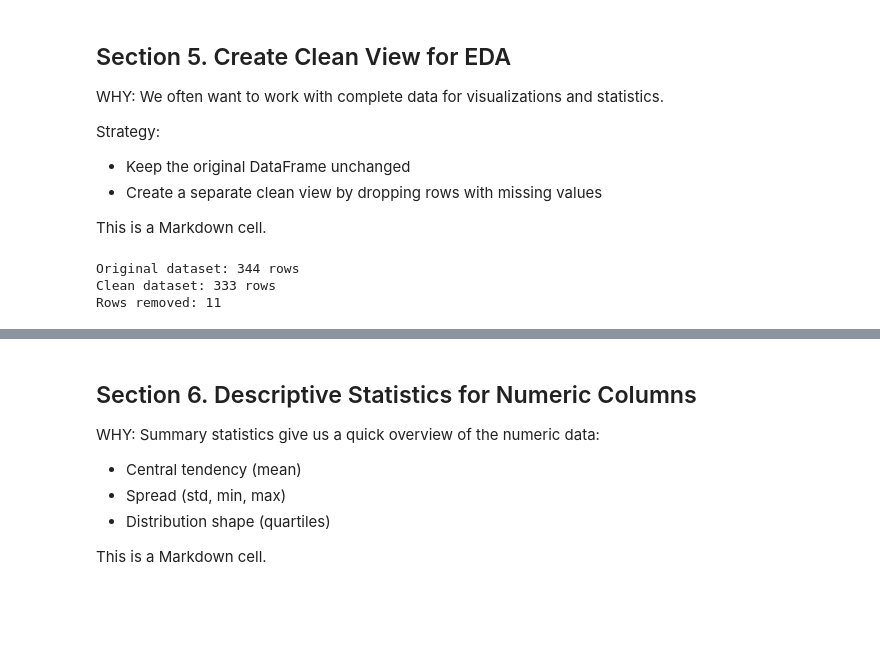
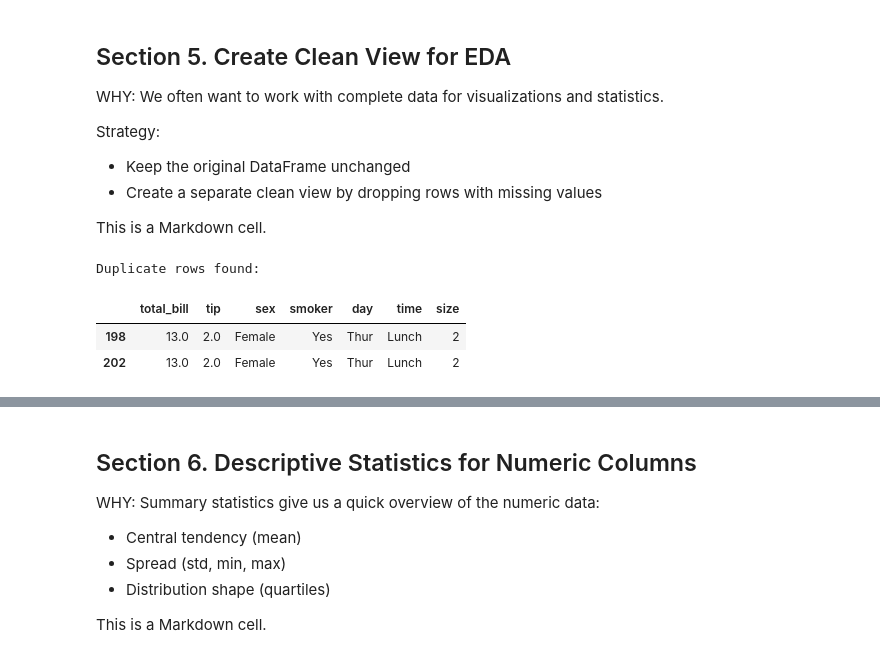
Before and after one commit to gracetulsi/datafun-04-notebooks, a Jupyter notebook: notebooks/eda_gracetulsi_tips.ipynb, the cells around one changed output, grey strips where cells are left out. Drawn from its saved outputs; the diff is of its cells as text; code cells hidden in the pictures; blank space fills up the shorter version.

Commit message:
Assess duplicate rows and document decision for tips dataset

```diff
--- a/notebooks/eda_gracetulsi_tips.ipynb
+++ b/notebooks/eda_gracetulsi_tips.ipynb
@@ -228,17 +228,16 @@ Strategy:
 - Create a separate clean view by dropping rows with missing values
 
 This is a Markdown cell.
-# %%
-# Section 5 Python cell
-
-# Create a clean view by dropping rows with any missing values
-penguins_clean: pd.DataFrame = penguins_df.dropna()
-
-# Compare sizes
-print(f"Original dataset: {len(penguins_df)} rows")
-print(f"Clean dataset: {len(penguins_clean)} rows")
-print(f"Rows removed: {len(penguins_df) - len(penguins_clean)}")
-# %% [output]
-Original dataset: 344 rows
-Clean dataset: 333 rows
-Rows removed: 11
+# %%
+# Section 5 Python cell
+# Investigate duplicate rows in the dataset
+
+duplicates = tips_df[tips_df.duplicated(keep=False)]
+
+print("Duplicate rows found:")
+duplicates
+# %% [output]
+Duplicate rows found:
+|  | total_bill | tip | sex | smoker | day | time | size |
+| 198 | 13.0 | 2.0 | Female | Yes | Thur | Lunch | 2 |
+| 202 | 13.0 | 2.0 | Female | Yes | Thur | Lunch | 2 |
```
Also changed, not shown: parts of 1 cell of this notebook.
